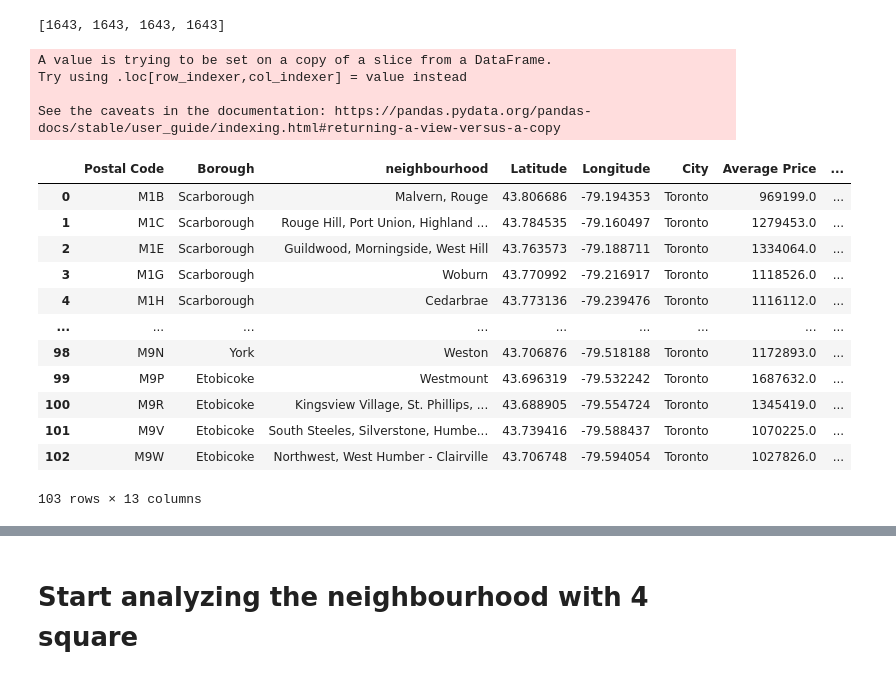
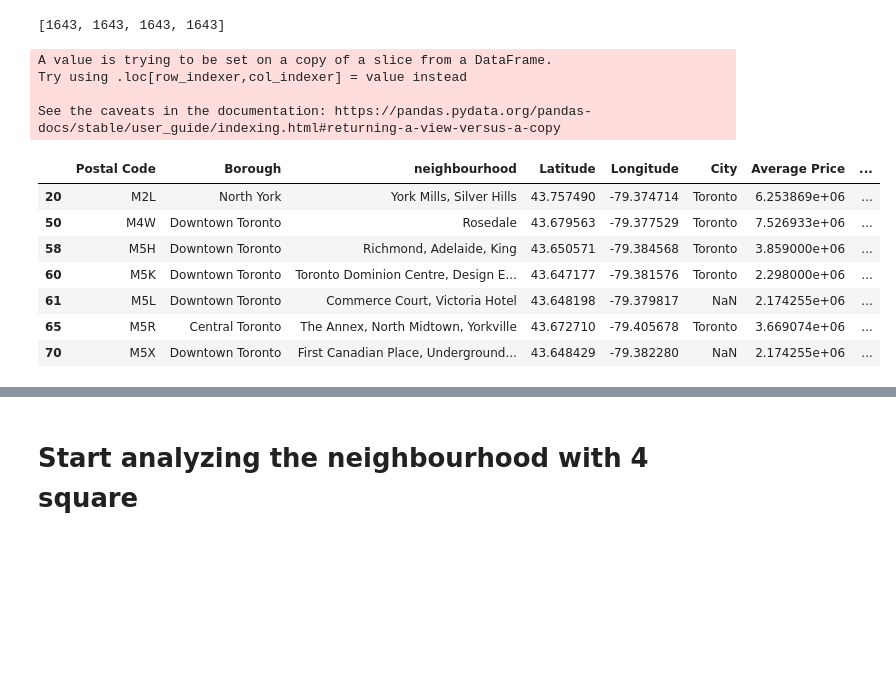
Before and after one commit to velocorapper/Coursera_Capstone, a Jupyter notebook: Coursera Capstone Final.ipynb, the cells around one changed output, grey strips where cells are left out. Drawn from its saved outputs; the diff is of its cells as text; code cells hidden in the pictures; blank space fills up the shorter version.

```diff
--- a/Coursera Capstone Final.ipynb
+++ b/Coursera Capstone Final.ipynb
@@ -273,6 +291,39 @@ neighbourhoods_3 = neighbourhoods_2.merge(Populationdf[['Geographic name', 'Popu
 neighbourhoods_3['Population'] = neighbourhoods_3['Population'].str.replace(',','').astype(float).fillna(0)
 neighbourhoods_3['Total private dwellings'] = neighbourhoods_3['Total private dwellings'].str.replace(',','').astype(float).fillna(0)
 neighbourhoods_3 = neighbourhoods_3.drop(['Geographic name'], 1)
+# %%
+# list of high-end fitness Clubs in toronto
+#do it this way to not waste API calls
+LuxClubs = {
+            'Rosedale Club': 'M4W',
+            'Toronto Athletic Club': 'M5K',
+            'Adelaide Club': 'M5X',
+            'Equinox Bay Street': 'M5L',
+            'Equinox Yorkville & Royal Canadian Yacht Club': 'M5R',
+            'Granite Club': 'M2L',
+            'Cambridge Club': 'M5H'}
+LuxClubdf = pd.DataFrame(LuxClubs.items(), columns=['Club', 'Postal Code'])
+neighbourhoods = neighbourhoods_3.merge(LuxClubdf,
+                                      how = 'left',
+                                      left_on  = 'Postal Code',
+                                      right_on = 'Postal Code')
+
+clubhoods = neighbourhoods.loc[~neighbourhoods['Club'].isnull()]
+clubhoods['LatLong'] =  list(zip(clubhoods.Latitude, clubhoods.Longitude))
+clubhoods
+# %% [output]
+A value is trying to be set on a copy of a slice from a DataFrame.
+Try using .loc[row_indexer,col_indexer] = value instead
+
+See the caveats in the documentation: https://pandas.pydata.org/pandas-docs/stable/user_guide/indexing.html#returning-a-view-versus-a-copy
+|  | Postal Code | Borough | neighbourhood | Latitude | Longitude | City | Average Price | ... |
+| 20 | M2L | North York | York Mills, Silver Hills | 43.757490 | -79.374714 | Toronto | 6.253869e+06 | ... |
+| 50 | M4W | Downtown Toronto | Rosedale | 43.679563 | -79.377529 | Toronto | 7.526933e+06 | ... |
+| 58 | M5H | Downtown Toronto | Richmond, Adelaide, King | 43.650571 | -79.384568 | Toronto | 3.859000e+06 | ... |
+| 60 | M5K | Downtown Toronto | Toronto Dominion Centre, Design E... | 43.647177 | -79.381576 | Toronto | 2.298000e+06 | ... |
+| 61 | M5L | Downtown Toronto | Commerce Court, Victoria Hotel | 43.648198 | -79.379817 | NaN | 2.174255e+06 | ... |
+| 65 | M5R | Central Toronto | The Annex, North Midtown, Yorkville | 43.672710 | -79.405678 | Toronto | 3.669074e+06 | ... |
+| 70 | M5X | Downtown Toronto | First Canadian Place, Underground... | 43.648429 | -79.382280 | NaN | 2.174255e+06 | ... |
 # %%
 import geopy.distance
 def FindClosestClub(Lat, Long, ClubLatLongs = clubhoods.LatLong):
@@ -285,44 +336,3 @@ def FindClosestClub(Lat, Long, ClubLatLongs = clubhoods.LatLong):
         currentDistance = geopy.distance.distance(coords_1, coords_2).km
         Distances.append(currentDistance)
     return round(min(Distances),1)
-# %%
-# list of high-end fitness Clubs in toronto
-#do it this way to not waste API calls
-LuxClubs = {
-            'Rosedale Club': 'M4W',
-            'Toronto Athletic Club': 'M5K',
-            'Adelaide Club': 'M5X',
-            'Equinox Bay Street': 'M5L',
-            'Equinox Yorkville & Royal Canadian Yacht Club': 'M5R',
-            'Granite Club': 'M2L',
-            'Cambridge Club': 'M5H'}
-LuxClubdf = pd.DataFrame(LuxClubs.items(), columns=['Club', 'Postal Code'])
-
-neighbourhoods = neighbourhoods_3.merge(LuxClubdf,
-                                      how = 'left',
-                                      left_on  = 'Postal Code',
-                                      right_on = 'Postal Code')
-
-clubhoods = neighbourhoods.loc[~neighbourhoods['Club'].isnull()]
-clubhoods['LatLong'] =  list(zip(clubhoods.Latitude, clubhoods.Longitude))
-neighbourhoods['DistToNearstClub'] = neighbourhoods.apply(lambda x: FindClosestClub(x['Latitude'],x['Longitude']),axis=1)
-
-neighbourhoods#.to_csv('neighbourhoods.csv')
-# %% [output]
-A value is trying to be set on a copy of a slice from a DataFrame.
-Try using .loc[row_indexer,col_indexer] = value instead
-
-See the caveats in the documentation: https://pandas.pydata.org/pandas-docs/stable/user_guide/indexing.html#returning-a-view-versus-a-copy
-|  | Postal Code | Borough | neighbourhood | Latitude | Longitude | City | Average Price | ... |
-| 0 | M1B | Scarborough | Malvern, Rouge | 43.806686 | -79.194353 | Toronto | 969199.0 | ... |
-| 1 | M1C | Scarborough | Rouge Hill, Port Union, Highland ... | 43.784535 | -79.160497 | Toronto | 1279453.0 | ... |
-| 2 | M1E | Scarborough | Guildwood, Morningside, West Hill | 43.763573 | -79.188711 | Toronto | 1334064.0 | ... |
-| 3 | M1G | Scarborough | Woburn | 43.770992 | -79.216917 | Toronto | 1118526.0 | ... |
-| 4 | M1H | Scarborough | Cedarbrae | 43.773136 | -79.239476 | Toronto | 1116112.0 | ... |
-| ... | ... | ... | ... | ... | ... | ... | ... | ... |
-| 98 | M9N | York | Weston | 43.706876 | -79.518188 | Toronto | 1172893.0 | ... |
-| 99 | M9P | Etobicoke | Westmount | 43.696319 | -79.532242 | Toronto | 1687632.0 | ... |
-| 100 | M9R | Etobicoke | Kingsview Village, St. Phillips, ... | 43.688905 | -79.554724 | Toronto | 1345419.0 | ... |
-| 101 | M9V | Etobicoke | South Steeles, Silverstone, Humbe... | 43.739416 | -79.588437 | Toronto | 1070225.0 | ... |
-| 102 | M9W | Etobicoke | Northwest, West Humber - Clairville | 43.706748 | -79.594054 | Toronto | 1027826.0 | ... |
-103 rows × 13 columns
```
Also changed, not shown: parts of 16 cells of this notebook, 1 other file.
